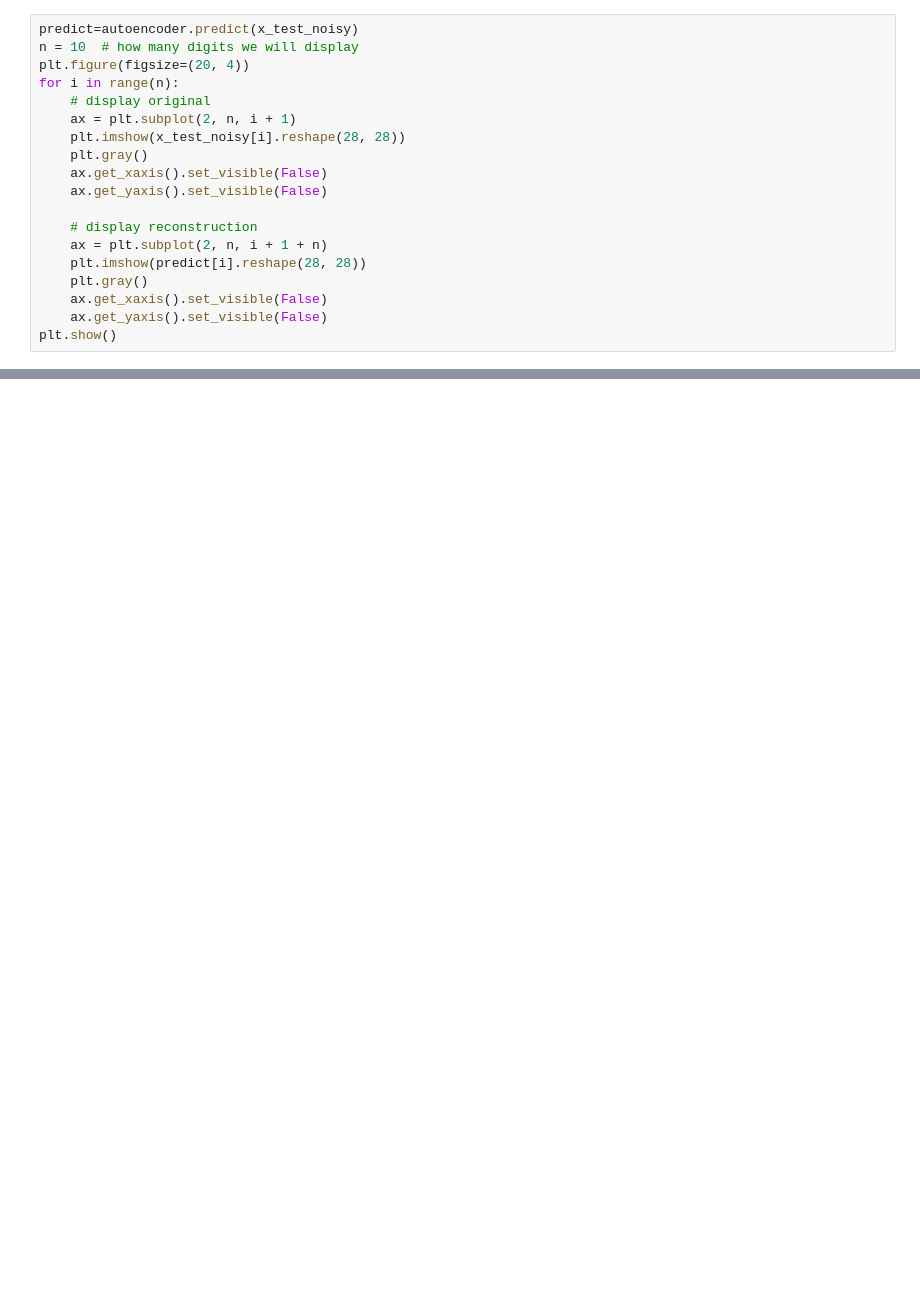
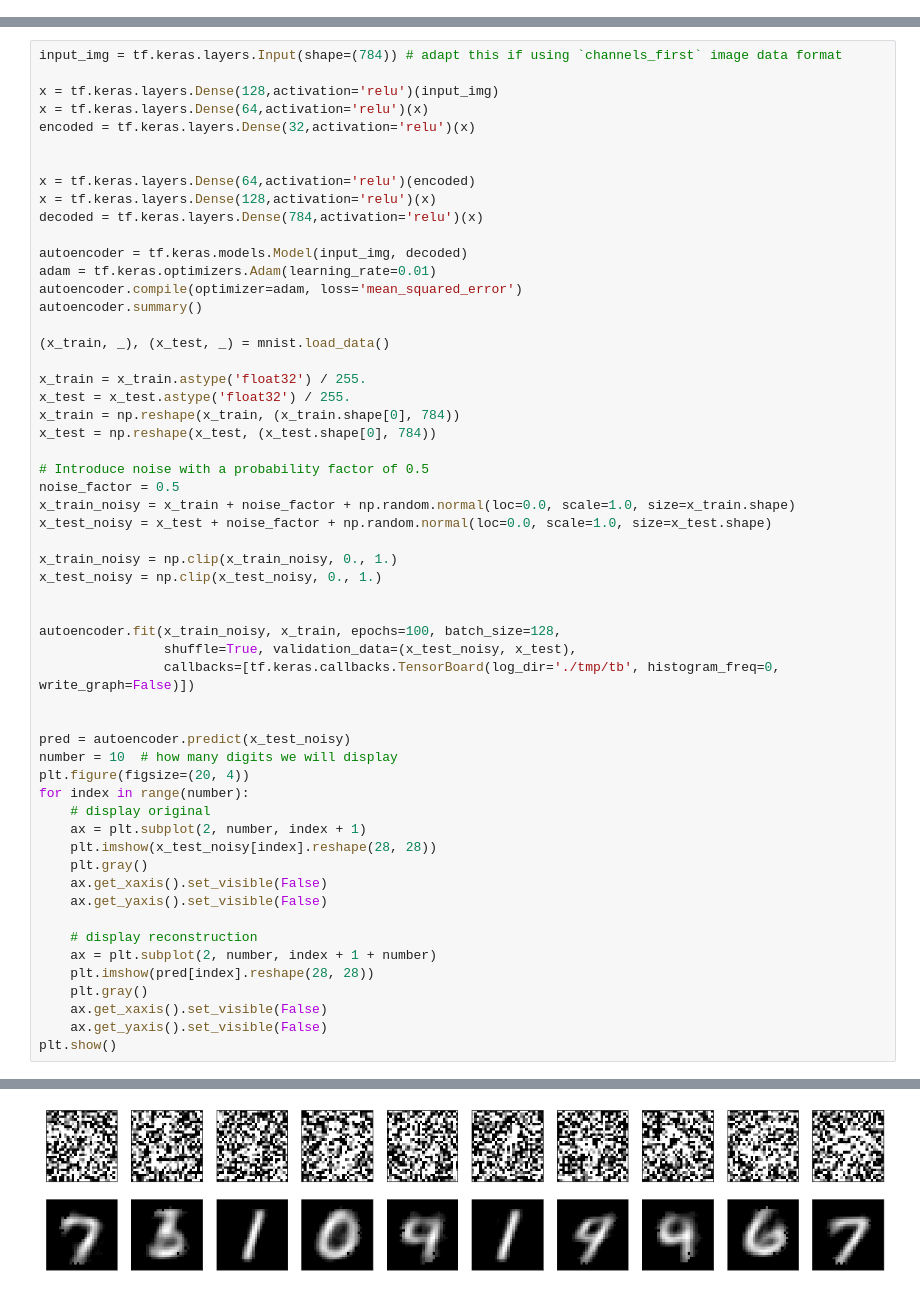
Before and after one commit to Anish-AV/Autoencoder, a Jupyter notebook: Denoising_autoencoder.ipynb, the cells around one changed output, grey strips where cells are left out. Saved outputs shown, nothing was run; the diff lists cells and outputs as text; blank space fills up the shorter version.

```diff
--- a/Denoising_autoencoder.ipynb
+++ b/Denoising_autoencoder.ipynb
@@ -53,19 +168,0 @@ autoencoder.fit(x_train_noisy, x_train, epochs=1, batch_size=128,
-# %%
-predict=autoencoder.predict(x_test_noisy)
-n = 10  # how many digits we will display
-plt.figure(figsize=(20, 4))
-for i in range(n):
-    # display original
-    ax = plt.subplot(2, n, i + 1)
-    plt.imshow(x_test_noisy[i].reshape(28, 28))
-    plt.gray()
-    ax.get_xaxis().set_visible(False)
-    ax.get_yaxis().set_visible(False)
-
-    # display reconstruction
-    ax = plt.subplot(2, n, i + 1 + n)
-    plt.imshow(predict[i].reshape(28, 28))
-    plt.gray()
-    ax.get_xaxis().set_visible(False)
-    ax.get_yaxis().set_visible(False)
-plt.show()
@@ -71,0 +171,57 @@ plt.show()
+# %%
+input_img = tf.keras.layers.Input(shape=(784)) # adapt this if using `channels_first` image data format
+
+x = tf.keras.layers.Dense(128,activation='relu')(input_img)
+x = tf.keras.layers.Dense(64,activation='relu')(x)
+encoded = tf.keras.layers.Dense(32,activation='relu')(x)
+
+
+x = tf.keras.layers.Dense(64,activation='relu')(encoded)
+x = tf.keras.layers.Dense(128,activation='relu')(x)
+decoded = tf.keras.layers.Dense(784,activation='relu')(x)
+
+autoencoder = tf.keras.models.Model(input_img, decoded)
+adam = tf.keras.optimizers.Adam(learning_rate=0.01)
+autoencoder.compile(optimizer=adam, loss='mean_squared_error')
+autoencoder.summary()
+
+(x_train, _), (x_test, _) = mnist.load_data()
+
+x_train = x_train.astype('float32') / 255.
+x_test = x_test.astype('float32') / 255.
+x_train = np.reshape(x_train, (x_train.shape[0], 784))
+x_test = np.reshape(x_test, (x_test.shape[0], 784))
+
+# Introduce noise with a probability factor of 0.5
+noise_factor = 0.5
+x_train_noisy = x_train + noise_factor + np.random.normal(loc=0.0, scale=1.0, size=x_train.shape)
+x_test_noisy = x_test + noise_factor + np.random.normal(loc=0.0, scale=1.0, size=x_test.shape)
+
+x_train_noisy = np.clip(x_train_noisy, 0., 1.)
+x_test_noisy = np.clip(x_test_noisy, 0., 1.)
+
+
+autoencoder.fit(x_train_noisy, x_train, epochs=100, batch_size=128,
+                shuffle=True, validation_data=(x_test_noisy, x_test),
+                callbacks=[tf.keras.callbacks.TensorBoard(log_dir='./tmp/tb', histogram_freq=0, write_graph=False)])
+
+
+pred = autoencoder.predict(x_test_noisy)
+number = 10  # how many digits we will display
+plt.figure(figsize=(20, 4))
+for index in range(number):
+    # display original
+    ax = plt.subplot(2, number, index + 1)
+    plt.imshow(x_test_noisy[index].reshape(28, 28))
+    plt.gray()
+    ax.get_xaxis().set_visible(False)
+    ax.get_yaxis().set_visible(False)
+
+    # display reconstruction
+    ax = plt.subplot(2, number, index + 1 + number)
+    plt.imshow(pred[index].reshape(28, 28))
+    plt.gray()
+    ax.get_xaxis().set_visible(False)
+    ax.get_yaxis().set_visible(False)
+plt.show()
+# %% [output]
@@ -71,0 +245 @@ plt.show()
+[figure, added]
```
Also changed, not shown: parts of 14 cells of this notebook.
